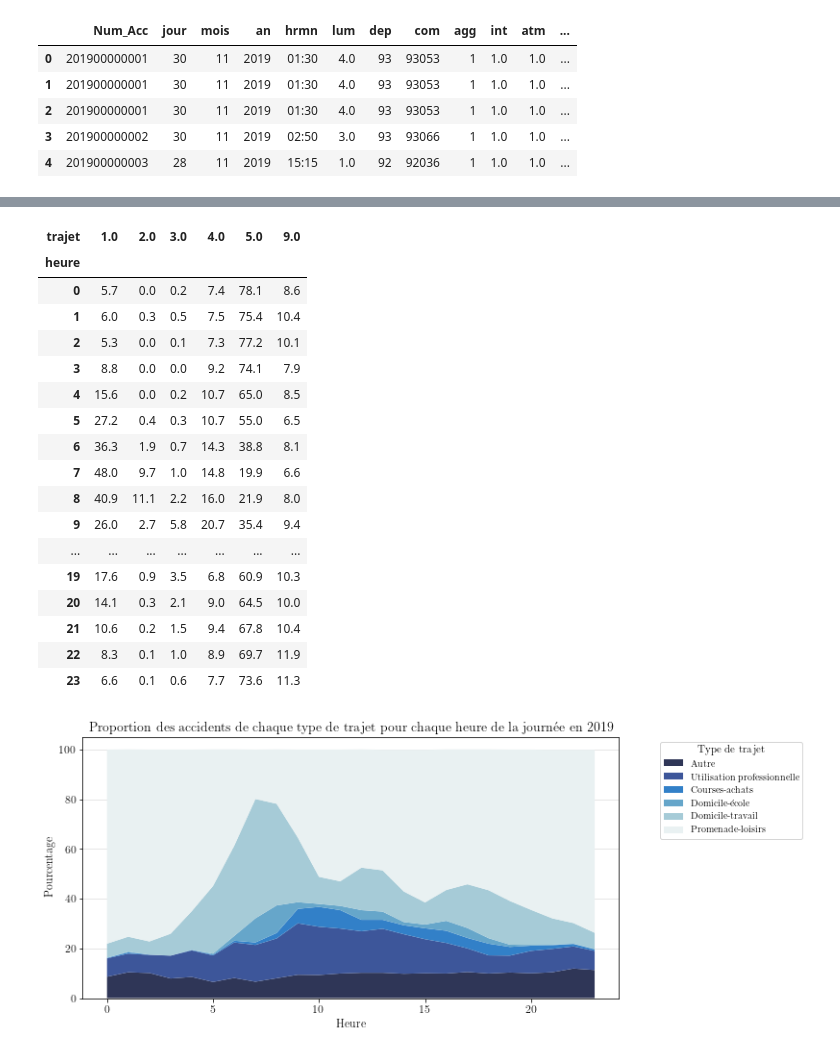
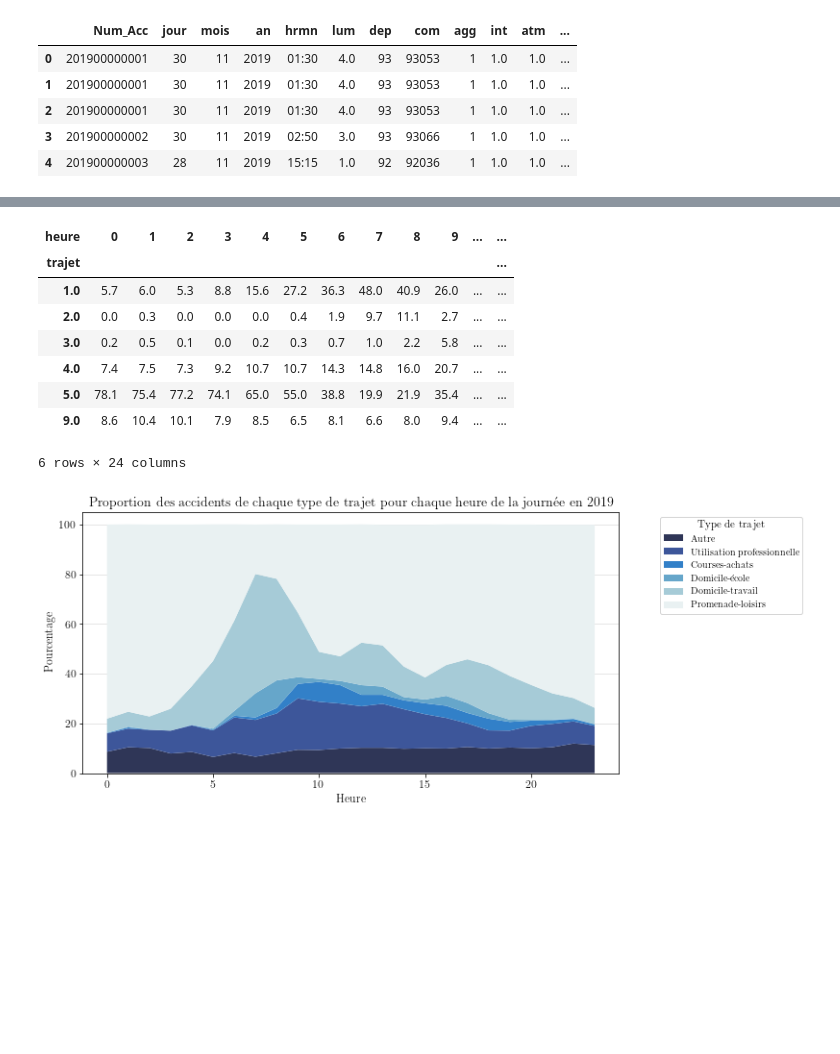
Before and after one commit to nlejay/accidents_circulation, a Jupyter notebook: projet_acc_route.ipynb, the cells around one changed output, grey strips where cells are left out. Saved outputs shown, nothing was run; the diff lists cells and outputs as text; code cells hidden in the pictures; blank space fills up the shorter version.

```diff
--- a/projet_acc_route.ipynb
+++ b/projet_acc_route.ipynb
@@ -1440,26 +1431,17 @@ nb_acc_heure_trajet
 # %%
 # pourcentage de trajets par type de trajet chaque heure (codage 1 pour domicile-travail dans la variable trajet)
 pourc_trajet_heure = round(nb_acc_heure_trajet.divide(nb_acc_heure_trajet.sum(axis=1),axis=0)*100, 1)
-pourc_trajet_heure
+pourc_trajet_heure.transpose()
 # %% [output]
-| trajet | 1.0 | 2.0 | 3.0 | 4.0 | 5.0 | 9.0 |
-| heure |  |  |  |  |  |  |
-| 0 | 5.7 | 0.0 | 0.2 | 7.4 | 78.1 | 8.6 |
-| 1 | 6.0 | 0.3 | 0.5 | 7.5 | 75.4 | 10.4 |
-| 2 | 5.3 | 0.0 | 0.1 | 7.3 | 77.2 | 10.1 |
-| 3 | 8.8 | 0.0 | 0.0 | 9.2 | 74.1 | 7.9 |
-| 4 | 15.6 | 0.0 | 0.2 | 10.7 | 65.0 | 8.5 |
-| 5 | 27.2 | 0.4 | 0.3 | 10.7 | 55.0 | 6.5 |
-| 6 | 36.3 | 1.9 | 0.7 | 14.3 | 38.8 | 8.1 |
-| 7 | 48.0 | 9.7 | 1.0 | 14.8 | 19.9 | 6.6 |
-| 8 | 40.9 | 11.1 | 2.2 | 16.0 | 21.9 | 8.0 |
-| 9 | 26.0 | 2.7 | 5.8 | 20.7 | 35.4 | 9.4 |
-| ... | ... | ... | ... | ... | ... | ... |
-| 19 | 17.6 | 0.9 | 3.5 | 6.8 | 60.9 | 10.3 |
-| 20 | 14.1 | 0.3 | 2.1 | 9.0 | 64.5 | 10.0 |
-| 21 | 10.6 | 0.2 | 1.5 | 9.4 | 67.8 | 10.4 |
-| 22 | 8.3 | 0.1 | 1.0 | 8.9 | 69.7 | 11.9 |
-| 23 | 6.6 | 0.1 | 0.6 | 7.7 | 73.6 | 11.3 |
+| heure | 0 | 1 | 2 | 3 | 4 | 5 | 6 | 7 | 8 | 9 | ... | ... |
+| trajet |  |  |  |  |  |  |  |  |  |  |  | ... |
+| 1.0 | 5.7 | 6.0 | 5.3 | 8.8 | 15.6 | 27.2 | 36.3 | 48.0 | 40.9 | 26.0 | ... | ... |
+| 2.0 | 0.0 | 0.3 | 0.0 | 0.0 | 0.0 | 0.4 | 1.9 | 9.7 | 11.1 | 2.7 | ... | ... |
+| 3.0 | 0.2 | 0.5 | 0.1 | 0.0 | 0.2 | 0.3 | 0.7 | 1.0 | 2.2 | 5.8 | ... | ... |
+| 4.0 | 7.4 | 7.5 | 7.3 | 9.2 | 10.7 | 10.7 | 14.3 | 14.8 | 16.0 | 20.7 | ... | ... |
+| 5.0 | 78.1 | 75.4 | 77.2 | 74.1 | 65.0 | 55.0 | 38.8 | 19.9 | 21.9 | 35.4 | ... | ... |
+| 9.0 | 8.6 | 10.4 | 10.1 | 7.9 | 8.5 | 6.5 | 8.1 | 6.6 | 8.0 | 9.4 | ... | ... |
+6 rows × 24 columns
 # %%
 #changement ordre trajets
 autre = pourc_trajet_heure[9]
```
Also changed, not shown: parts of 4 cells of this notebook.
